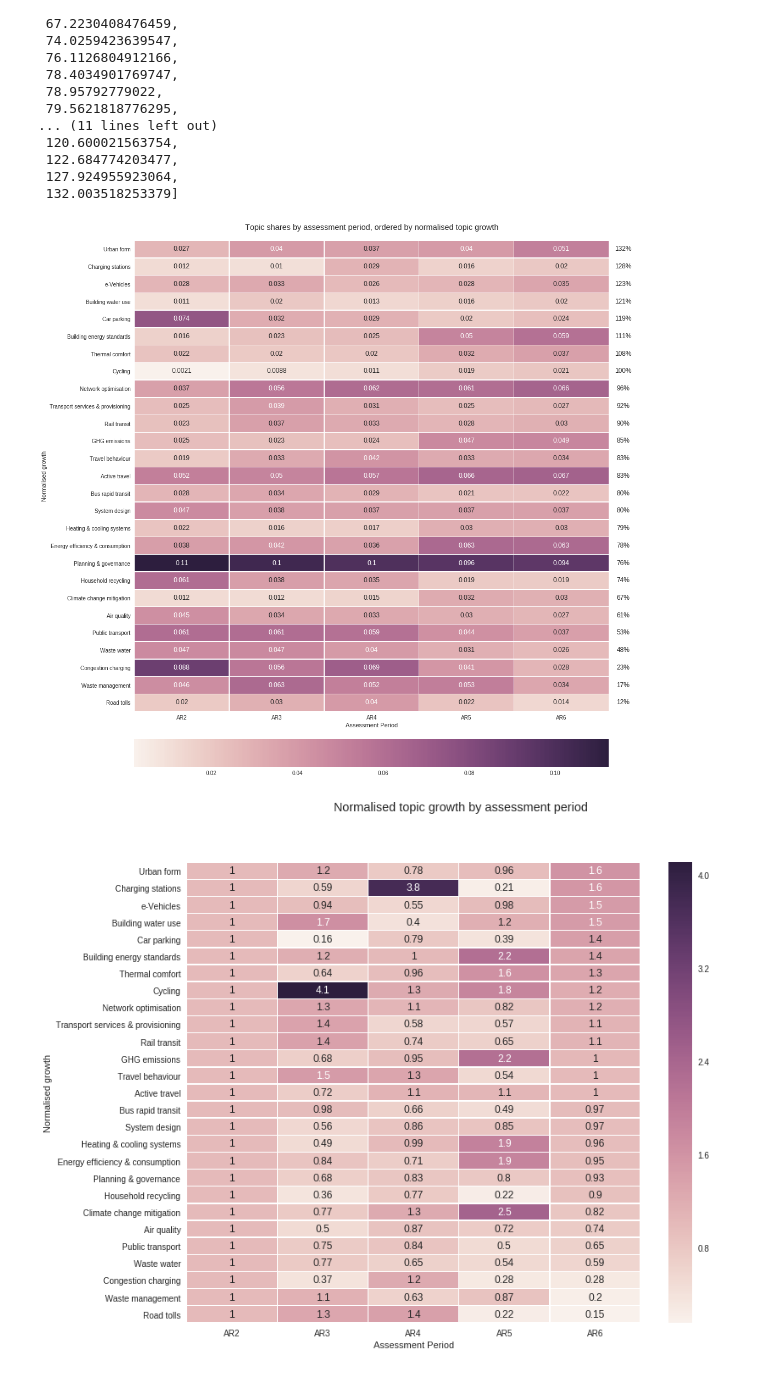
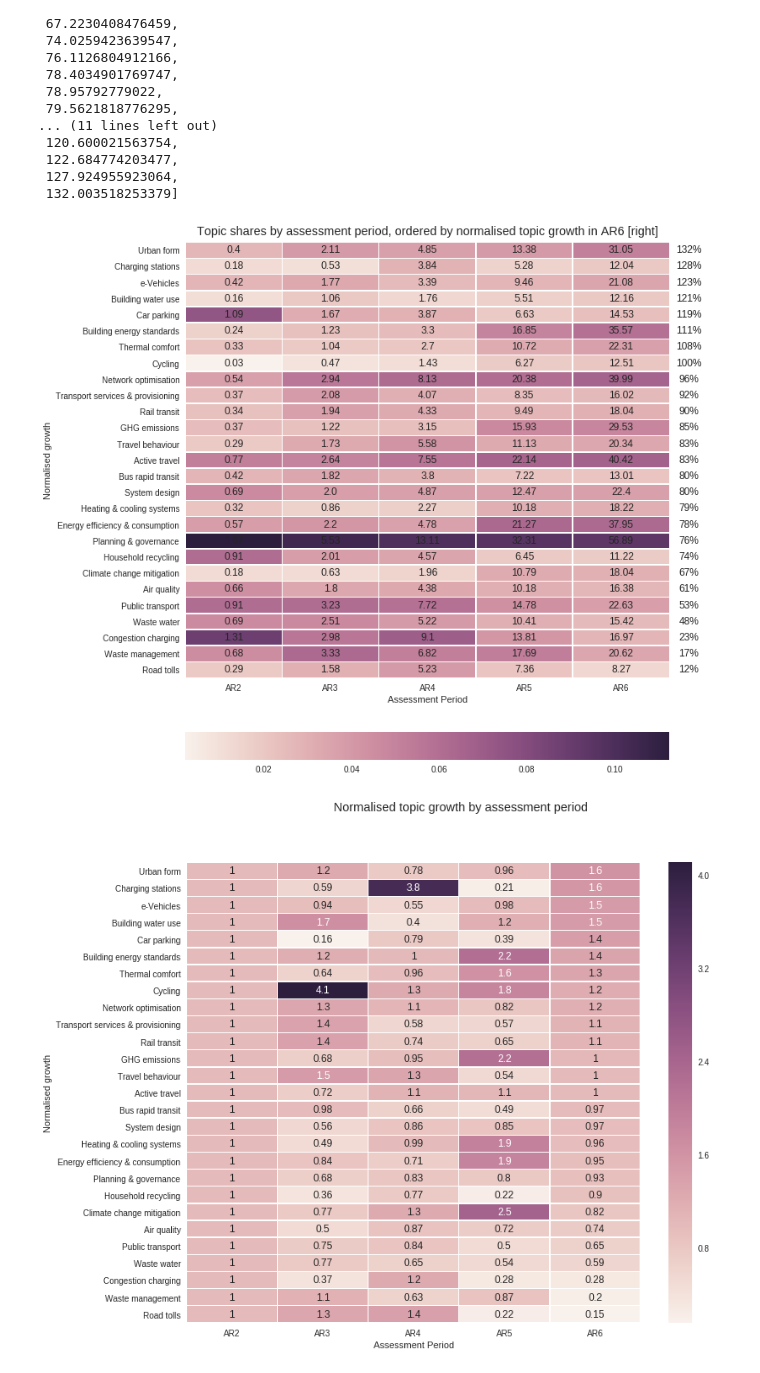
Before and after one commit to mcc-apsis/cities-1-5, a Jupyter notebook: code/topics_AP.ipynb, the cells around one changed output. Cells and saved outputs as stored; diff of their text form; code cells hidden in the pictures.

```diff
--- a/code/topics_AP.ipynb
+++ b/code/topics_AP.ipynb
@@ -154,38 +156,50 @@ a6growth
 # %%
-plt.rcParams["figure.figsize"] = [12,14]
+plt.rcParams["figure.figsize"] = [8,9]
 
 fig = plt.figure()
 
 
 ###
-ax1 = fig.add_axes([0.0,0.1,1 ,0.85])
+ax1 = fig.add_axes([0.0,0.15,1 ,0.8])
 ax2 = fig.add_axes([0.0,0 ,1 ,0.05 ])
 
 
 sns.heatmap(
-    ppdf[['AR2', 'AR3', 'AR4', 'AR5', 'AR6']], annot=True, linewidths=.5,
+    ppdf[['AR2', 'AR3', 'AR4', 'AR5', 'AR6']], annot=False, linewidths=.5,
     cbar_kws={'orientation': 'horizontal'},
     ax=ax1,
     cbar_ax=ax2
 )
 
 ax1.set_xlabel('Assessment Period')
 ax1.set_ylabel('Normalised growth')
 
 i = 0
 for g in a6growth:
     g = "{}%".format(round(g))
-    ax1.text(5.15,i+0.5,g,ha="center",va="center")
+    ax1.text(5.2,i+0.5,g,ha="center",va="center")
     i+=1
 
-fig.suptitle('Topic shares by assessment period, ordered by normalised topic growth')
+ti = 0
+for t in tars.filter(ar__ar=6).order_by('pgrowth'):
+    ai=0
+    for ar in [2,3,4,5,6]:
+        tar = tars.get(topic=t.topic,ar__ar=ar)
+        ax1.text(ai+0.5,ti+0.5,round(tar.score,2),ha="center",va="center")
+        ai+=1
+
+    ti+=1
+
+
+
+fig.suptitle('Topic shares by assessment period, ordered by normalised topic growth in AR6 [right]')
 
 plt.savefig('../plots/topic_ap_normalised_growth_shares.png',bbox_inches='tight')
 
 
 plt.show()
 # %% [output]
-[figure, old version]
+[figure, new version]
 # %%
 
 import seaborn as sns
```
Also changed, not shown: parts of 1 cell of this notebook, 1 other file.
